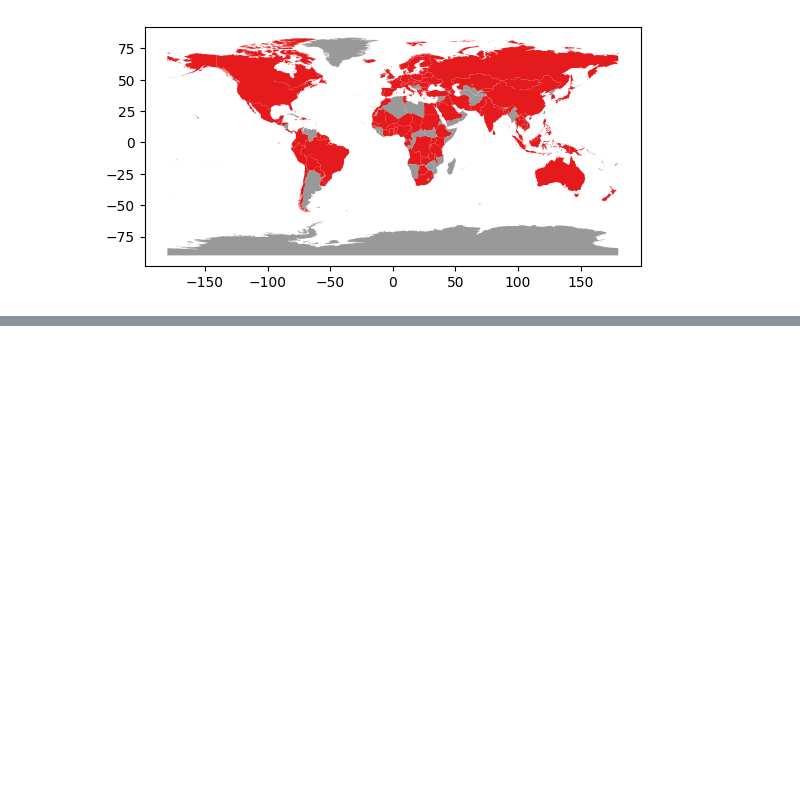
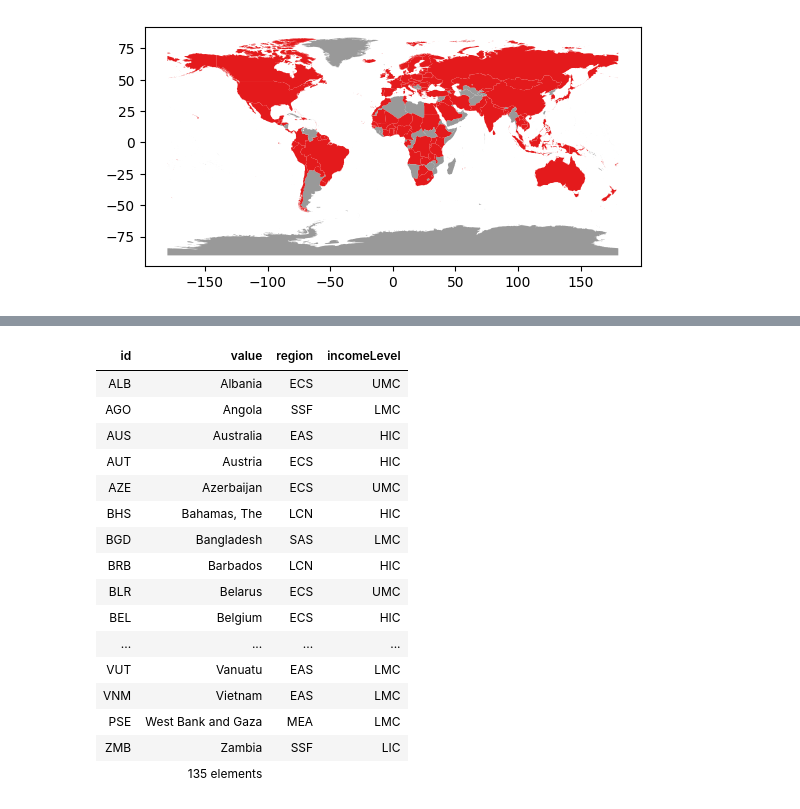
Before and after one commit to lion158/Eksploracja_Danych_Projekt, a Jupyter notebook: testing.ipynb, the cells around one changed output, grey strips where cells are left out. Cells and saved outputs as stored; diff of their text form; code cells hidden in the pictures; blank space fills up the shorter version.

```diff
--- a/testing.ipynb
+++ b/testing.ipynb
@@ -94,0 +97,20 @@ len(k)
+# %%
+wb.economy.info(countrys)
+# %% [output]
+| id | value | region | incomeLevel |
+| ALB | Albania | ECS | UMC |
+| AGO | Angola | SSF | LMC |
+| AUS | Australia | EAS | HIC |
+| AUT | Austria | ECS | HIC |
+| AZE | Azerbaijan | ECS | UMC |
+| BHS | Bahamas, The | LCN | HIC |
+| BGD | Bangladesh | SAS | LMC |
+| BRB | Barbados | LCN | HIC |
+| BLR | Belarus | ECS | UMC |
+| BEL | Belgium | ECS | HIC |
+| ... | ... | ... | ... |
+| VUT | Vanuatu | EAS | LMC |
+| VNM | Vietnam | EAS | LMC |
+| PSE | West Bank and Gaza | MEA | LMC |
+| ZMB | Zambia | SSF | LIC |
+|  | 135 elements |  |  |
```
Also changed, not shown: parts of 6 cells of this notebook.
